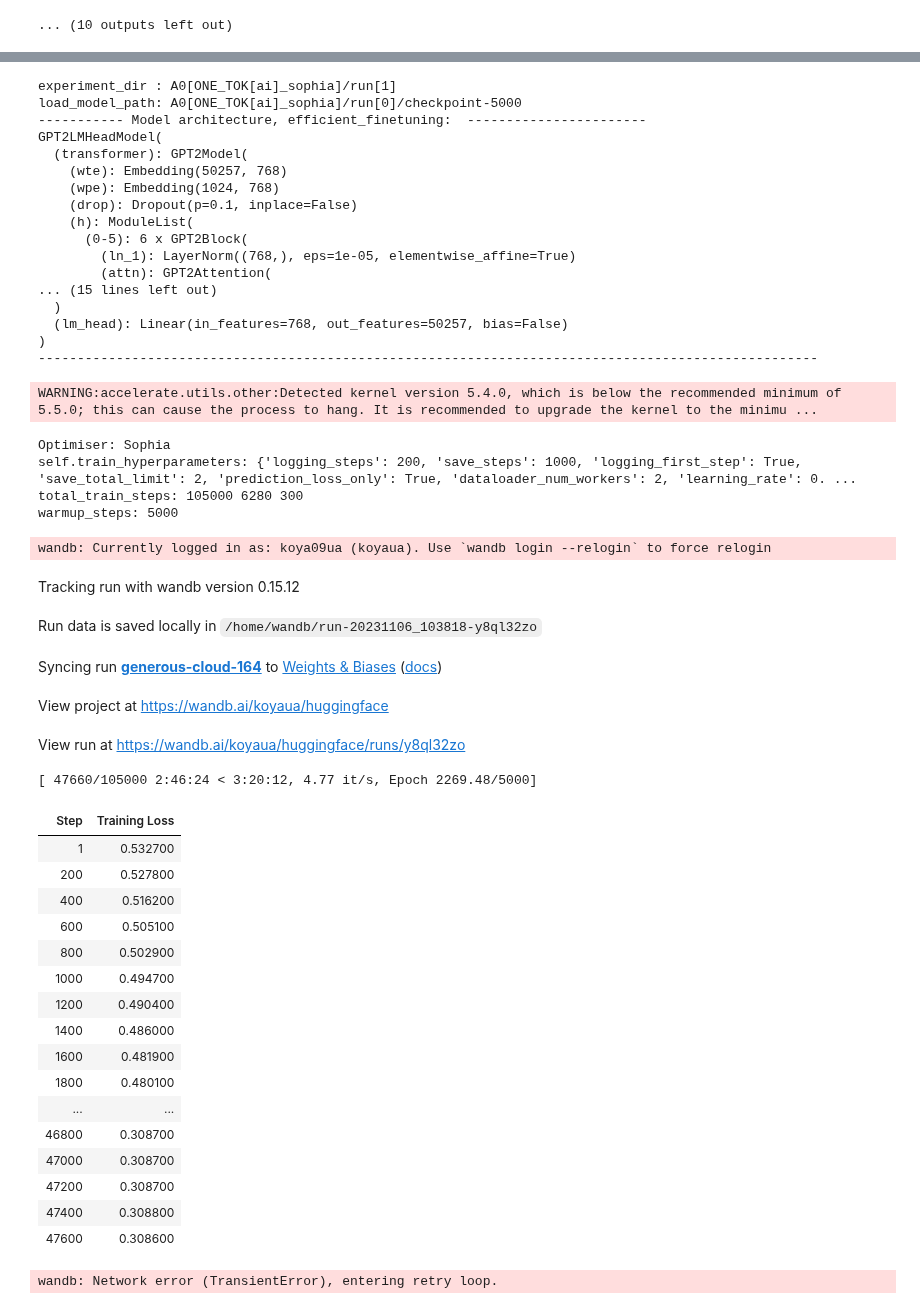
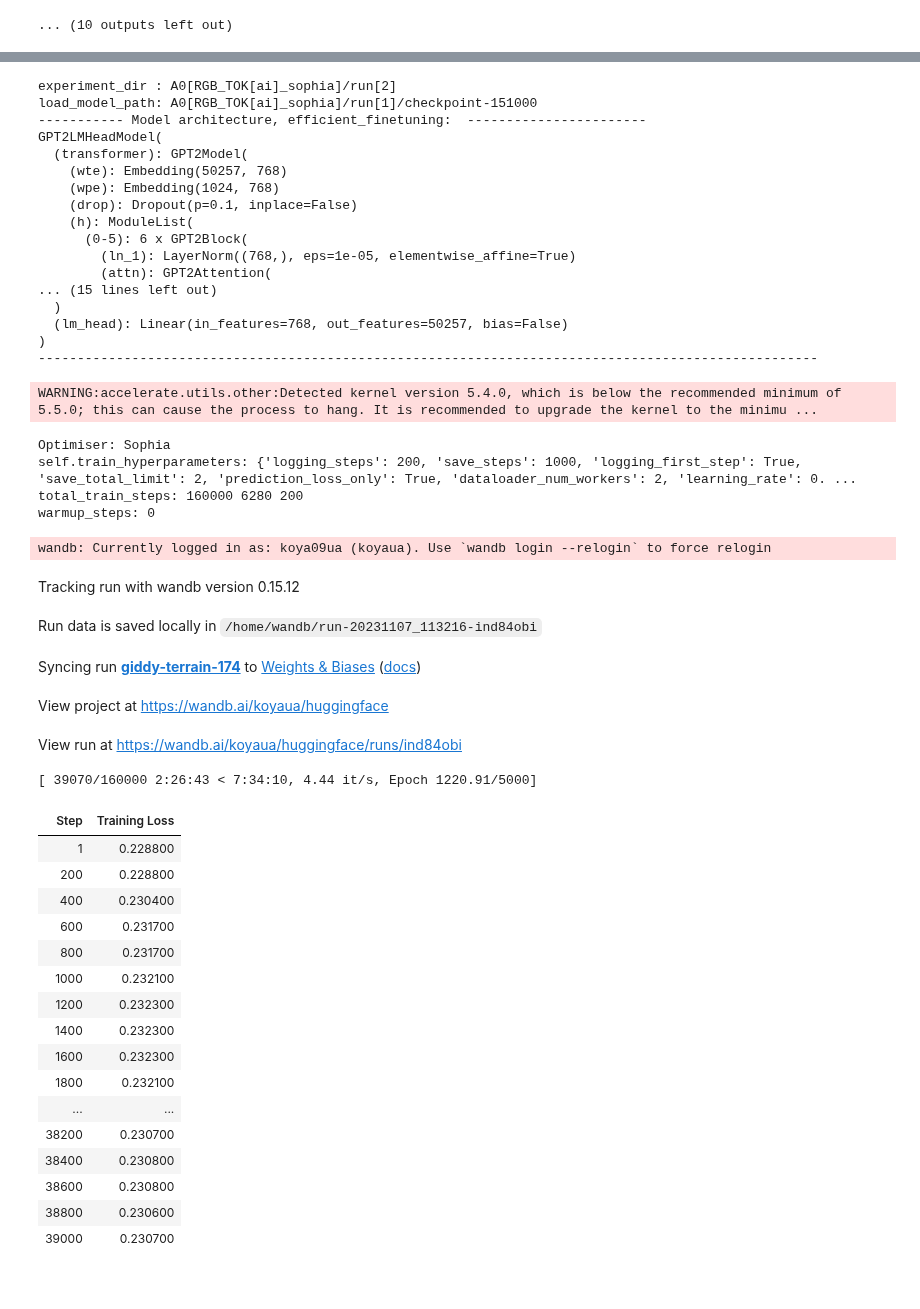
Before and after one commit to koyacolab/aispace, a Jupyter notebook: ai.ipynb, the cells around one changed output, grey strips where cells are left out. Cells and saved outputs as stored; diff of their text form; code cells hidden in the pictures.

```diff
--- a/ai.ipynb
+++ b/ai.ipynb
@@ -356,7 +356,7 @@ EXP_NAME = 'exp-T4'
 optimizer_fit = 'sophia'
 ##########################################################
 
-EXP_NAME = f'A0[ONE_TOK[ai]_{optimizer_fit}]'
+EXP_NAME = f'A0[RGB_TOK[ai]_{optimizer_fit}]'
 
 #### 1 ###########
 # learning_rate = 5e-5
@@ -381,21 +381,21 @@ logging_steps = 200 # 250 #25 #9380  #1000
 #### batch_size = 250 for T4
 batch_size = 200 #RGBN
 batch_size = 250 # 5 columns trainable
-batch_size = 300 #480 # 3 columns trainable
+batch_size = 200 #480 # 3 columns trainable
 #######################################
 step_checkpoint_list = [7000, 105000, 82000, 32000, 22000, 112000, 112000, 112000]
 step_checkpoint_list = [112000, 32000, 21000]
-step_checkpoint_list = [5000, ]
+step_checkpoint_list = [24000, 151000]
 
 lr_fit=1e-4
 learning_rate = lr_fit
 
 experiment_dir = ""
-TRAINER_RUN = 1
+TRAINER_RUN = 2
 RESUME_FROM_CHECKPOINT = False
 
 # 3. Log metrics over time to visualize performance
-wandb.log({"batch_size": batch_size})
+# wandb.log({"batch_size": batch_size})
 
 
 if TRAINER_RUN == 0:
@@ -469,7 +469,7 @@ model = GReaT(llm=load_model_path,
               efficient_finetuning = efficient_finetuning,
               learning_rate=learning_rate,
               # lr_scheduler_type=lr_scheduler_type,
-              warmup_steps = 5000,
+              warmup_steps = 0,
               # warmup_ratio=0.05,
               seed=current_time,
               data_seed=current_time+int(time.time()),
@@ -499,50 +499,49 @@ TRAINER_DICT.to_csv(f'{experiment_dir}.csv')
-experiment_dir : A0[ONE_TOK[ai]_sophia]/run[1]
-load_model_path: A0[ONE_TOK[ai]_sophia]/run[0]/checkpoint-5000
+experiment_dir : A0[RGB_TOK[ai]_sophia]/run[2]
+load_model_path: A0[RGB_TOK[ai]_sophia]/run[1]/checkpoint-151000
 ----------- Model architecture, efficient_finetuning:  -----------------------
 GPT2LMHeadModel(
   (transformer): GPT2Model(
     (wte): Embedding(50257, 768)
     (wpe): Embedding(1024, 768)
     (drop): Dropout(p=0.1, inplace=False)
     (h): ModuleList(
       (0-5): 6 x GPT2Block(
         (ln_1): LayerNorm((768,), eps=1e-05, elementwise_affine=True)
         (attn): GPT2Attention(
 ... (15 lines left out)
   )
   (lm_head): Linear(in_features=768, out_features=50257, bias=False)
 )
 ----------------------------------------------------------------------------------------------------
 WARNING:accelerate.utils.other:Detected kernel version 5.4.0, which is below the recommended minimum of 5.5.0; this can cause the process to hang. It is recommended to upgrade the kernel to the minimu ...
 Optimiser: Sophia
 self.train_hyperparameters: {'logging_steps': 200, 'save_steps': 1000, 'logging_first_step': True, 'save_total_limit': 2, 'prediction_loss_only': True, 'dataloader_num_workers': 2, 'learning_rate': 0. ...
-total_train_steps: 105000 6280 300
-warmup_steps: 5000
+total_train_steps: 160000 6280 200
+warmup_steps: 0
 wandb: Currently logged in as: koya09ua (koyaua). Use `wandb login --relogin` to force relogin
 Tracking run with wandb version 0.15.12
-Run data is saved locally in /home/wandb/run-20231106_103818-y8ql32zo
+Run data is saved locally in /home/wandb/run-20231107_113216-ind84obi
-Syncing run generous-cloud-164 to Weights & Biases (docs)
+Syncing run giddy-terrain-174 to Weights & Biases (docs)
 View project at https://wandb.ai/koyaua/huggingface
-View run at https://wandb.ai/koyaua/huggingface/runs/y8ql32zo
+View run at https://wandb.ai/koyaua/huggingface/runs/ind84obi
-[ 47660/105000 2:46:24 < 3:20:12, 4.77 it/s, Epoch 2269.48/5000]
+[ 39070/160000 2:26:43 < 7:34:10, 4.44 it/s, Epoch 1220.91/5000]
 | Step | Training Loss |
-| 1 | 0.532700 |
-| 200 | 0.527800 |
-| 400 | 0.516200 |
-| 600 | 0.505100 |
-| 800 | 0.502900 |
-| 1000 | 0.494700 |
-| 1200 | 0.490400 |
-| 1400 | 0.486000 |
-| 1600 | 0.481900 |
-| 1800 | 0.480100 |
+| 1 | 0.228800 |
+| 200 | 0.228800 |
+| 400 | 0.230400 |
+| 600 | 0.231700 |
+| 800 | 0.231700 |
+| 1000 | 0.232100 |
+| 1200 | 0.232300 |
+| 1400 | 0.232300 |
+| 1600 | 0.232300 |
+| 1800 | 0.232100 |
 | ... | ... |
-| 46800 | 0.308700 |
-| 47000 | 0.308700 |
-| 47200 | 0.308700 |
-| 47400 | 0.308800 |
-| 47600 | 0.308600 |
+| 38200 | 0.230700 |
+| 38400 | 0.230800 |
+| 38600 | 0.230800 |
+| 38800 | 0.230600 |
+| 39000 | 0.230700 |
-wandb: Network error (TransientError), entering retry loop.
 # %%
 from google.colab import runtime
 runtime.unassign()
```
Also changed, not shown: parts of 3 cells of this notebook.
